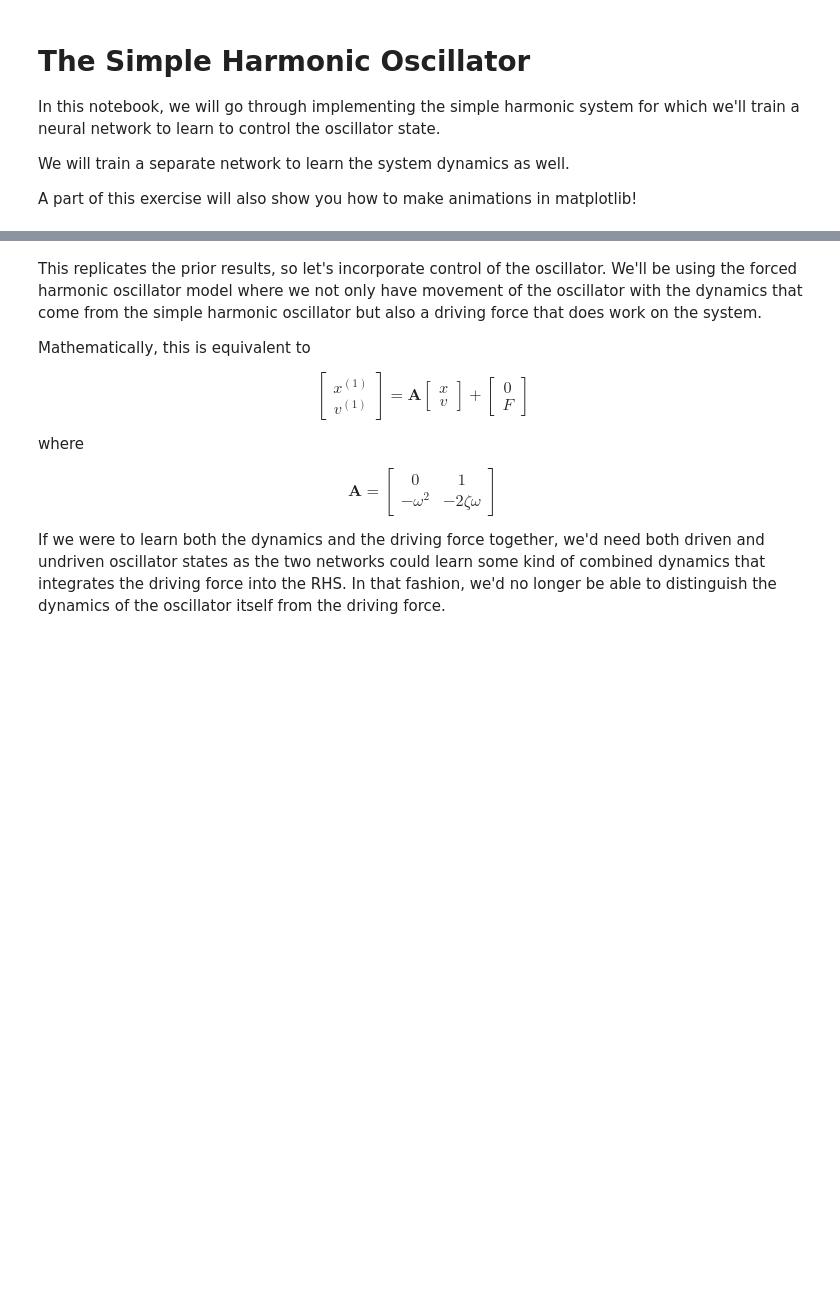
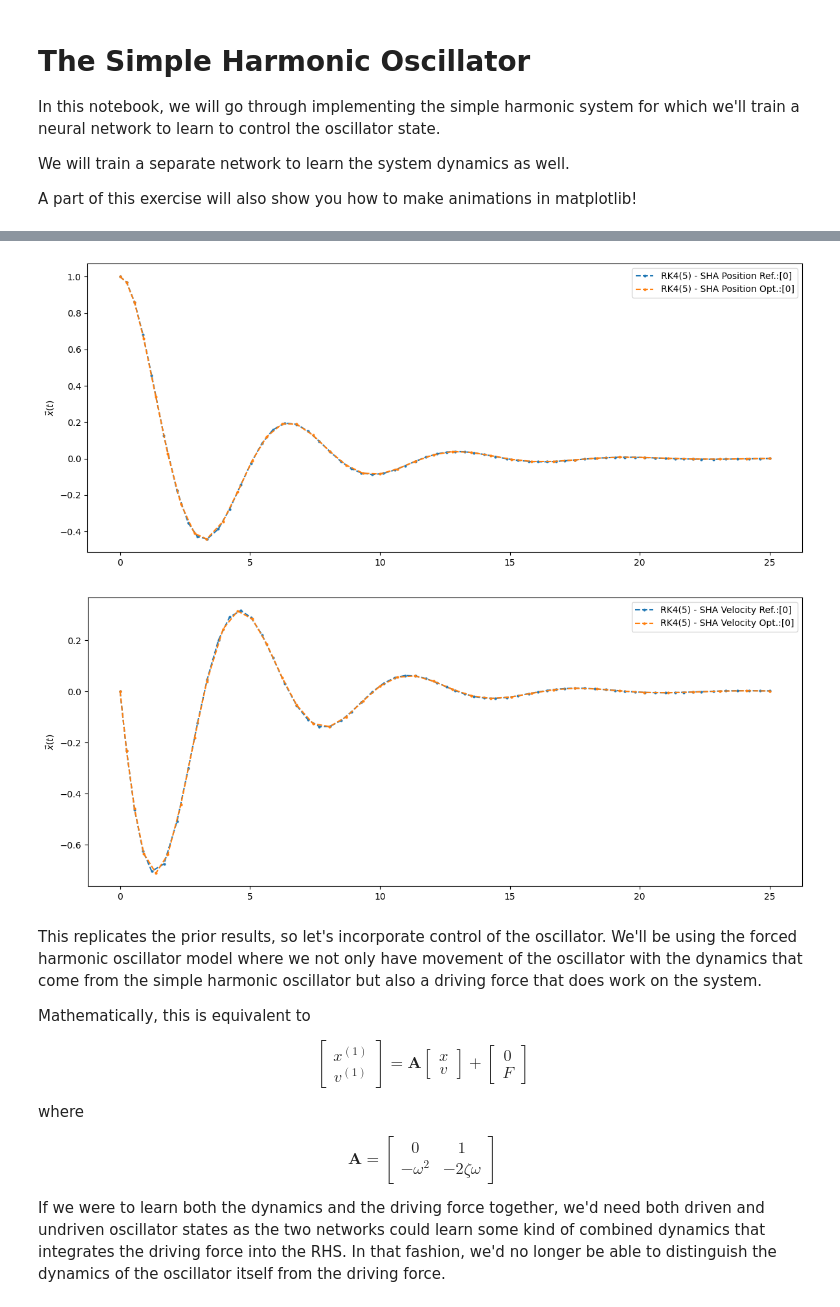
Before and after one commit to ImperialCollegeLondon/ReCoDE-NeuralODEs, a Jupyter notebook: notebooks/06-simple-harmonic-oscillator.ipynb, the cells around one changed output, grey strips where cells are left out. Saved outputs shown, nothing was run; the diff lists cells and outputs as text; code cells hidden in the pictures; blank space fills up the shorter version.

```diff
--- a/notebooks/06-simple-harmonic-oscillator.ipynb
+++ b/notebooks/06-simple-harmonic-oscillator.ipynb
@@ -38,9 +34,9 @@ final_time   = torch.tensor(25.0)
 
 initial_timestep = (final_time - initial_time) / 100
 
-current_integrator = neuralode.integrators.AdaptiveRK45Integrator
+current_integrator = neuralode.integrators.AdaptiveRK76Integrator
 
-atol = rtol = torch.tensor(5e-6)
+atol = rtol = torch.tensor(1e-7)
 # %%
 final_state, _, sha_states, sha_times, _ = current_integrator.apply(neuralode.dynamics.simple_harmonic_oscillator, initial_state, initial_time, final_time, initial_timestep, {'atol': atol, 'rtol': rtol}, frequency, damping)
 # %%
@@ -50,7 +46,7 @@ fig, axes = neuralode.plot.trajectory.plot_trajectory([(i, j) for i, j in zip(sh
 # %%
 # Generate reference trajectory for optimisation/learning
 with torch.no_grad():
-    _, _, sha_states_ref, sha_times_ref, _ = current_integrator.apply(neuralode.dynamics.simple_harmonic_oscillator, initial_state, initial_time, final_time, initial_timestep, {'atol': atol, 'rtol': rtol}, frequency, damping)
+    _, _, sha_states_ref, sha_times_ref, _ = current_integrator.apply(neuralode.dynamics.simple_harmonic_oscillator, initial_state, initial_time, final_time, initial_timestep, {'atol': torch.zeros_like(atol), 'rtol': rtol}, frequency, damping)
 sha_states_ref, sha_times_ref = sha_states_ref.detach(), sha_times_ref.detach()
 # %%
 state_dataset = sha_states_ref[1:].clone()
@@ -97,9 +93,9 @@ def init_weights(m):
         # to exponential decay. In order to preserve stability we sample a matrix
         # that is biased to be negative in its entries thus ensuring
         # that our initial system is of exponential decay.
-        m.weight.data.normal_(0.0, 0.1)
+        torch.nn.init.normal_(m.weight, mean=-0.1, std=0.1)
         if m.bias is not None:
-            m.bias.data.normal_(0.0, 0.1)
+            m.bias.data.normal_(0.0, 0.01)
 simple_oscillator_net.apply(init_weights)
 
 # `torch.autograd.Function`s track computation on all input tensors.
@@ -112,7 +108,7 @@ def sha_nn_fn(x, t, *nn_parameters):
 
 optimiser = torch.optim.Adam(simple_oscillator_net.parameters(), lr=1e-1, amsgrad=True)
 # Whenever the loss plateaus, we can reduce the learning rate to improve convergence
-lr_on_plateau = torch.optim.lr_scheduler.ReduceLROnPlateau(optimiser)
+lr_on_plateau = torch.optim.lr_scheduler.ReduceLROnPlateau(optimiser, patience=16)
 
 def sha_closure(minibatch):
     current_state = initial_state.detach().clone()
@@ -129,7 +125,7 @@ def sha_closure(minibatch):
     for sample_state, sample_time in zip(states, times):
         dt = torch.minimum(initial_timestep, sample_time - current_time).detach()
         current_state, current_time, _, _, _ = current_integrator.apply(sha_nn_fn, current_state, current_time, sample_time, dt, {'atol': atol, 'rtol': rtol}, *simple_oscillator_net.parameters())
-        error = error + torch.linalg.norm(sample_state - current_state)/times.shape[0]
+        error = error + (sample_state - current_state).square().mean()
     if error.requires_grad:
         error.backward()
     return error
@@ -137,7 +133,7 @@ def sha_closure(minibatch):
 ideal_matrix = neuralode.dynamics.get_simple_harmonic_oscillator_matrix(frequency, damping)
 ideal_bias = torch.zeros_like(initial_state)
 
-batch_size = 16
+batch_size = 8
 
 # Now we need an optimisation `loop` where we will take steps to minimise the error.
 # We don't know how many steps are required to "train" this network, so we start with a large number
@@ -172,7 +168,7 @@ for step in range(number_of_gd_steps):
     print()
     # If the step size is too small, then we can interrupt the
     # training as it will not lead to significant improvements
-    if lr_on_plateau.get_last_lr()[0] < 1e-6:
+    if lr_on_plateau.get_last_lr()[0] < 1e-6 or best_error < 1e-4:
         break
 
 simple_oscillator_net.load_state_dict(best_parameters)
@@ -196,11 +200,17 @@ b=tensor([-0.1716, -0.1285])
 # %%
+simple_oscillator_net.load_state_dict(best_parameters)
+simple_oscillator_net.eval()
+
 fig_ref_position, axes_ref_position = neuralode.plot.trajectory.plot_trajectory([(i[0], j) for i, j in zip(sha_states_ref, sha_times_ref)], method_label="RK4(5) - SHA Position Ref.")
 fig_ref_velocity, axes_ref_velocity = neuralode.plot.trajectory.plot_trajectory([(i[1], j) for i, j in zip(sha_states_ref, sha_times_ref)], method_label="RK4(5) - SHA Velocity Ref.")
 
 _, _, sha_states_optimised, sha_times_optimised, _ = current_integrator.apply(sha_nn_fn, initial_state, initial_time, final_time, initial_timestep, {'atol': atol, 'rtol': rtol})
 
 _ = neuralode.plot.trajectory.plot_trajectory([(i[0], j) for i, j in zip(sha_states_optimised, sha_times_optimised)], axes=axes_ref_position, method_label="RK4(5) - SHA Position Opt.")
 _ = neuralode.plot.trajectory.plot_trajectory([(i[1], j) for i, j in zip(sha_states_optimised, sha_times_optimised)], axes=axes_ref_velocity, method_label="RK4(5) - SHA Velocity Opt.")
+# %% [output]
+[figure, added]
+[figure, added]
 # %% [markdown]
 This replicates the prior results, so let's incorporate control of the oscillator. We'll be using the forced harmonic oscillator model where we not only have movement of the oscillator with the dynamics that come from the simple harmonic oscillator but also a driving force that does work on the system.
 
```
Also changed, not shown: parts of 6 cells of this notebook.
